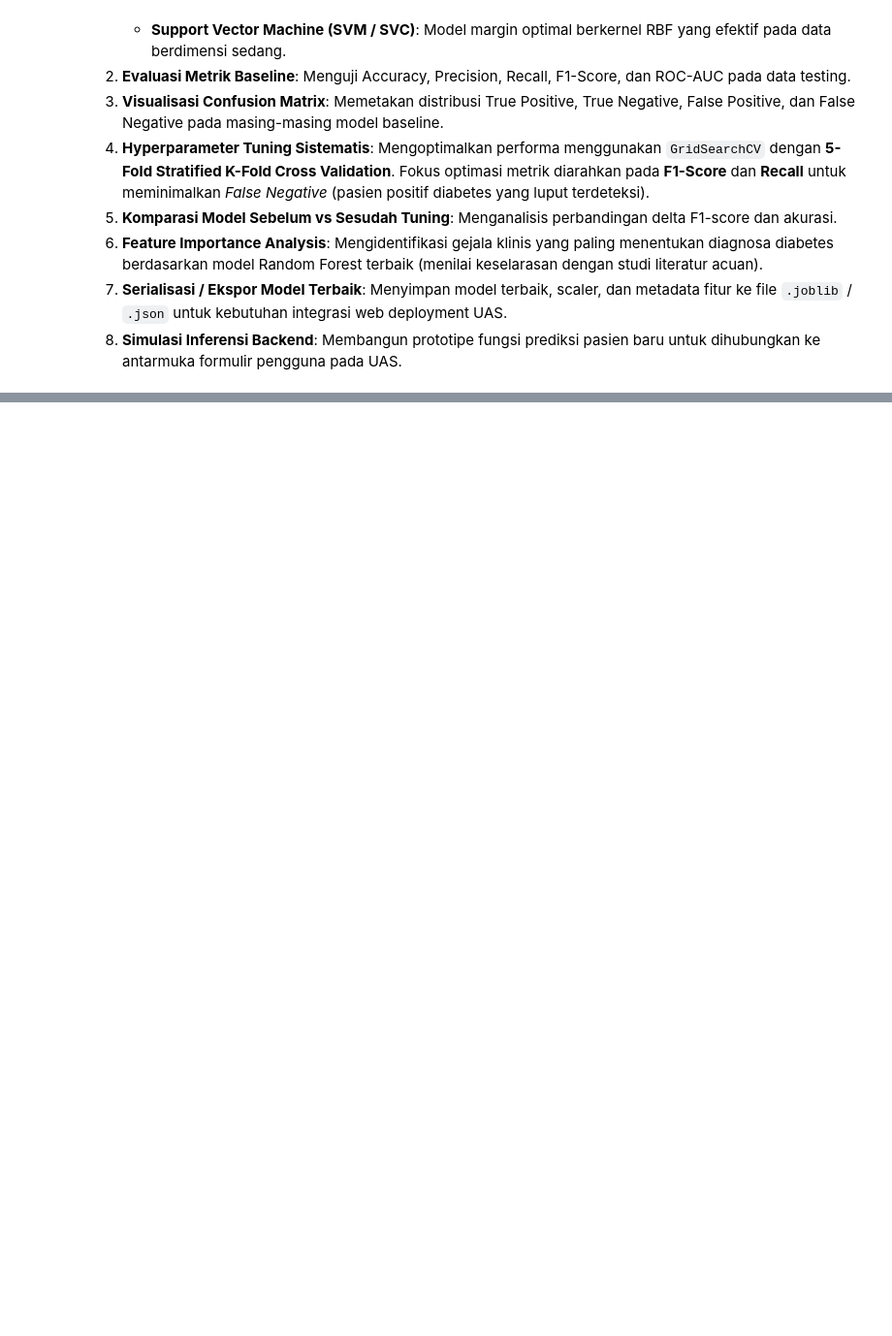
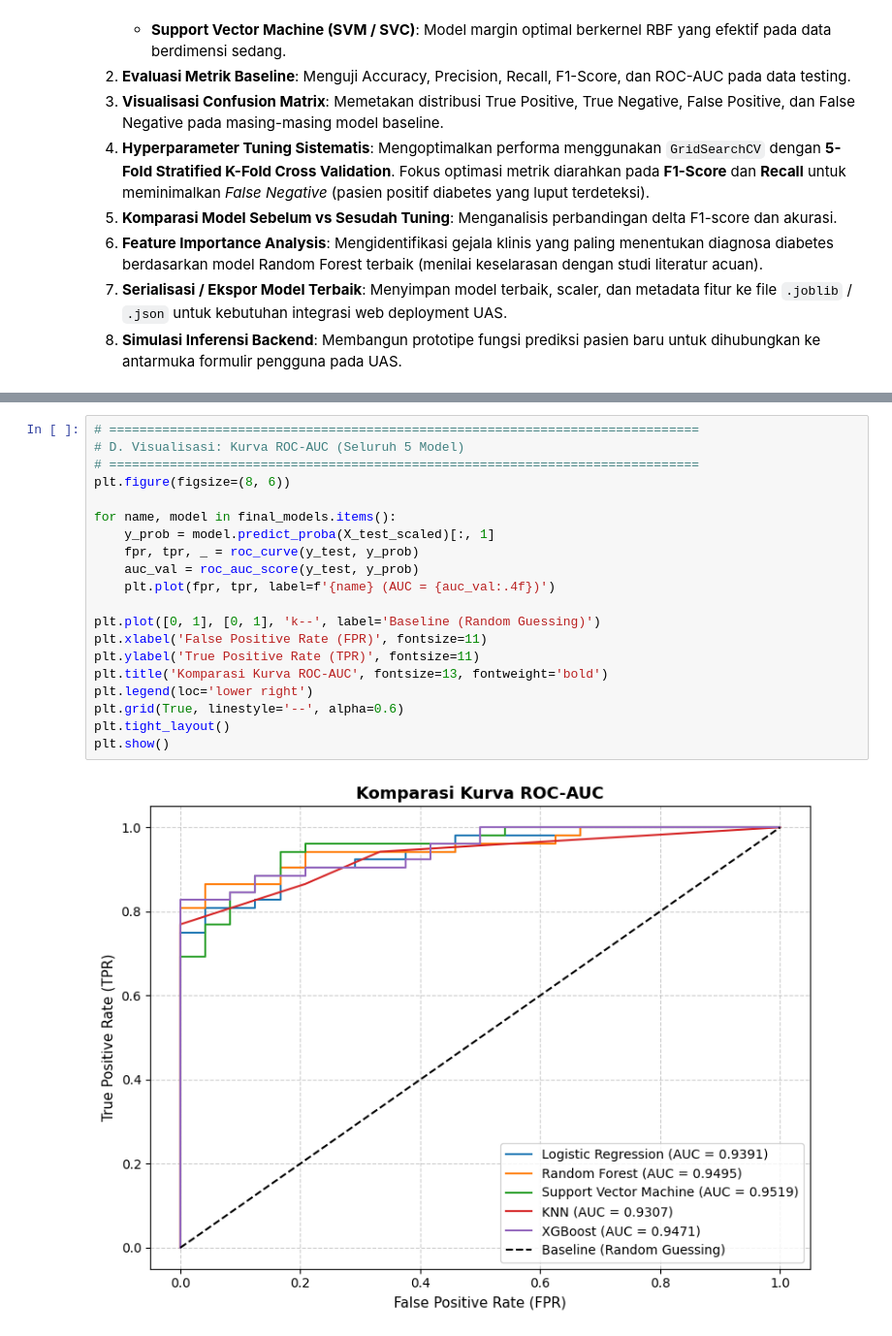
Before and after one commit to hafidzrizqullahprasetya/PPD, a Jupyter notebook: grup-project/[PPD]_Group-Project_Kelompok-3_PL5A1_Deteksi-Dini-Diabetes.ipynb, the cells around one changed output, grey strips where cells are left out. Shown at 97% size. Cells and saved outputs as stored; diff of their text form; blank space fills up the shorter version.

```diff
--- a/grup-project/[PPD]_Group-Project_Kelompok-3_PL5A1_Deteksi-Dini-Diabetes.ipynb
+++ b/grup-project/[PPD]_Group-Project_Kelompok-3_PL5A1_Deteksi-Dini-Diabetes.ipynb
@@ -1632,0 +1824,22 @@ HASIL SIMULASI INFERENSI PENGUJIAN BACKEND:
+# %%
+# ==============================================================================
+# D. Visualisasi: Kurva ROC-AUC (Seluruh 5 Model)
+# ==============================================================================
+plt.figure(figsize=(8, 6))
+
+for name, model in final_models.items():
+    y_prob = model.predict_proba(X_test_scaled)[:, 1]
+    fpr, tpr, _ = roc_curve(y_test, y_prob)
+    auc_val = roc_auc_score(y_test, y_prob)
+    plt.plot(fpr, tpr, label=f'{name} (AUC = {auc_val:.4f})')
+
+plt.plot([0, 1], [0, 1], 'k--', label='Baseline (Random Guessing)')
+plt.xlabel('False Positive Rate (FPR)', fontsize=11)
+plt.ylabel('True Positive Rate (TPR)', fontsize=11)
+plt.title('Komparasi Kurva ROC-AUC', fontsize=13, fontweight='bold')
+plt.legend(loc='lower right')
+plt.grid(True, linestyle='--', alpha=0.6)
+plt.tight_layout()
+plt.show()
+# %% [output]
+[figure, added]
```
Also changed, not shown: parts of 14 cells of this notebook, 1 other file.
